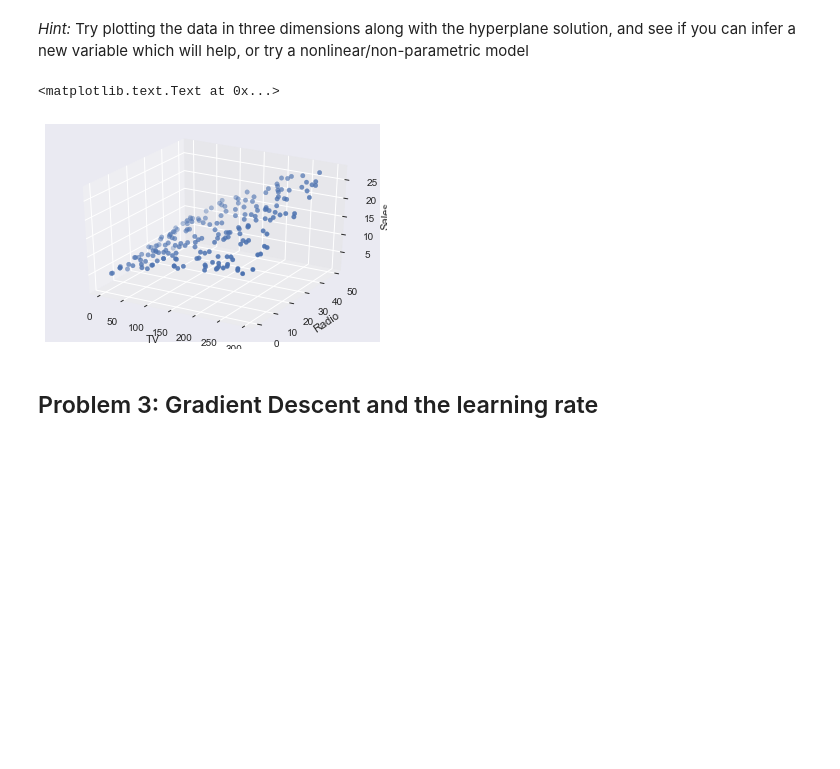
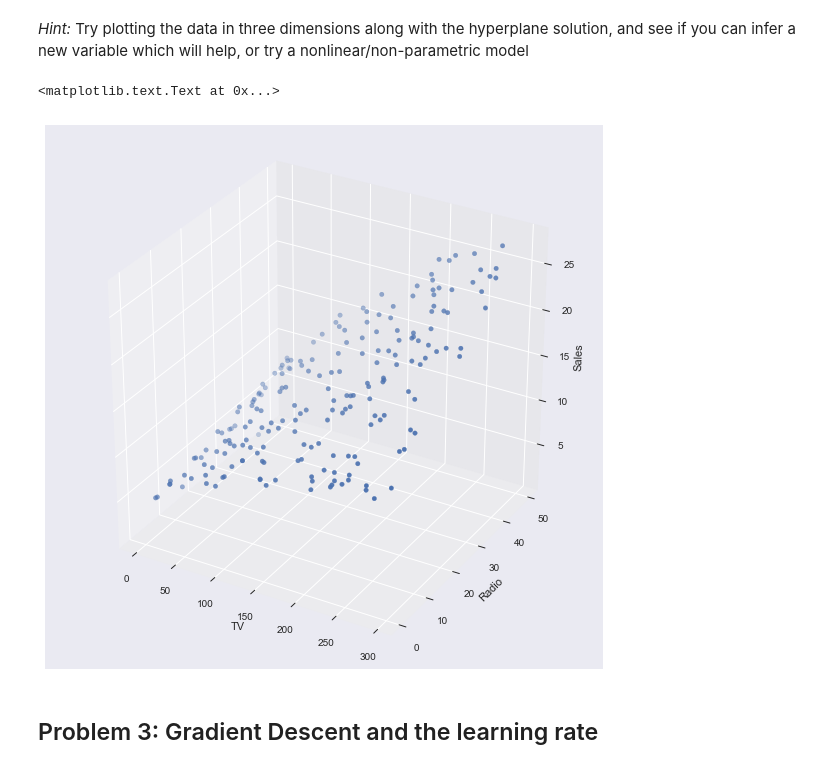
Before and after one commit to Columbia-Intro-Data-Science/python-introduction-kj2431, a Jupyter notebook: Homework1-kj2431.ipynb, the cells around one changed output. Saved outputs shown, nothing was run; the diff lists cells and outputs as text; code cells hidden in the pictures; blank space fills up the shorter version.

```diff
--- a/Homework1-kj2431.ipynb
+++ b/Homework1-kj2431.ipynb
@@ -250,18 +250,19 @@ a new variable which will help, or try a nonlinear/non-parametric model
 # %%
 # Type your answer here.
 from mpl_toolkits.mplot3d import Axes3D
-fig1 = plt.figure()
+fig1 = plt.figure(figsize=(10,10))
+
 ax = fig1.add_subplot(1,1,1, projection='3d')
 ax.scatter(X['TV'], X['radio'], y)
 
 
 
 ax.set_xlabel('TV')
 ax.set_ylabel('Radio')
 ax.set_zlabel('Sales')
 # %% [output]
 <matplotlib.text.Text at 0x...>
-[figure, old version]
+[figure, new version]
 # %% [markdown]
 ## Problem 3:  Gradient Descent and the learning rate
 # %% [markdown]
```
Also changed, not shown: parts of 1 cell of this notebook.
